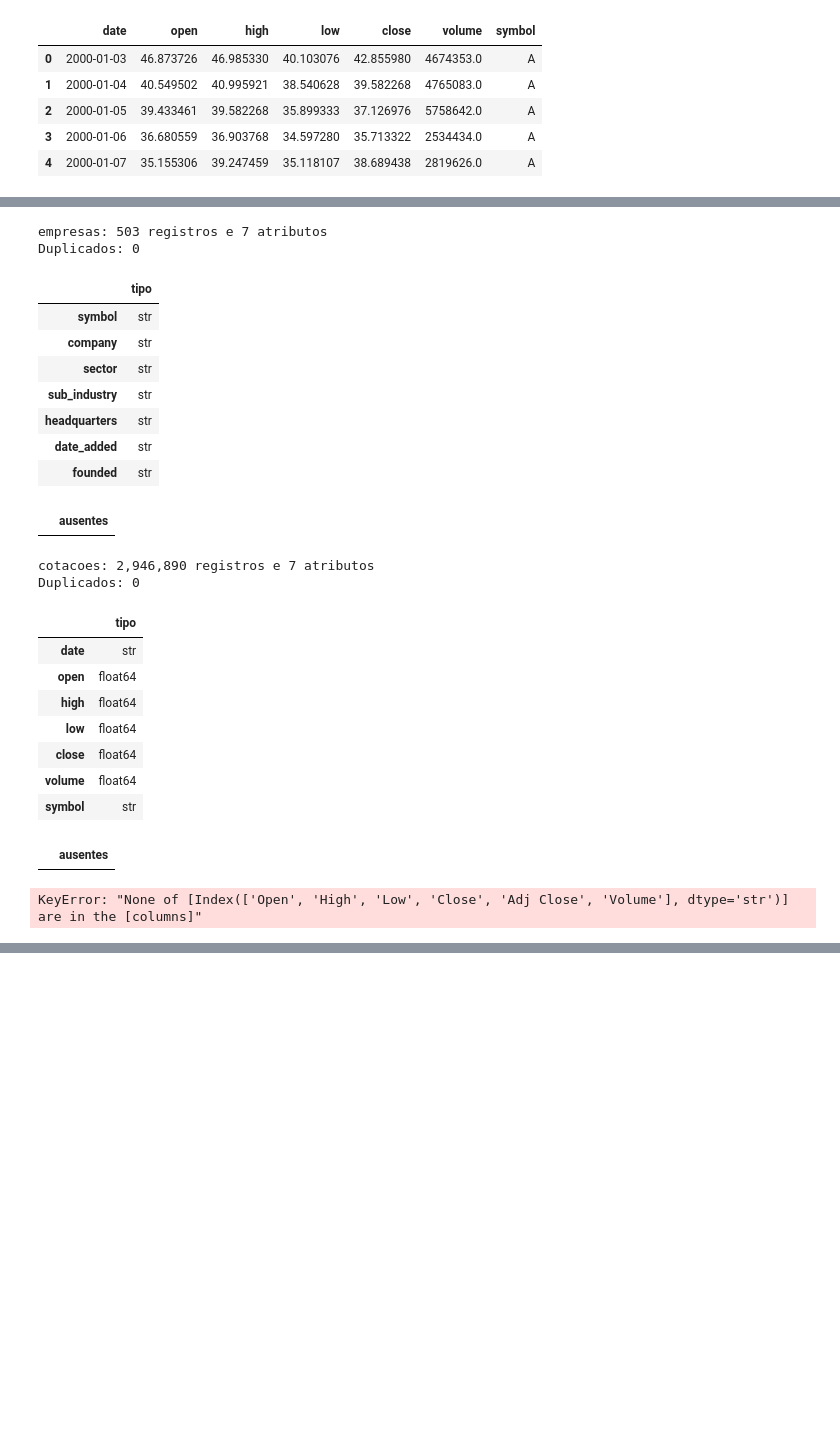
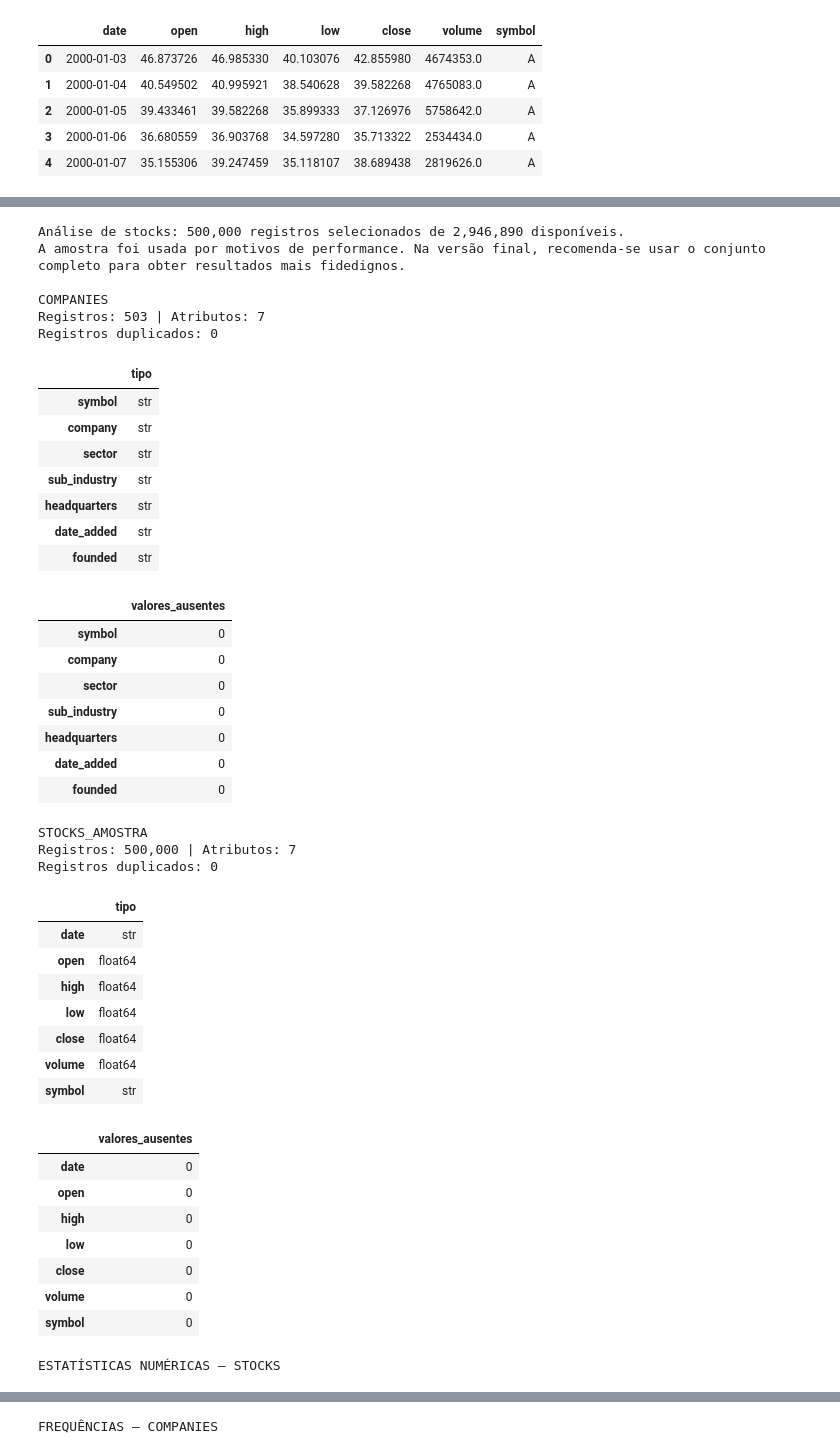
Before and after one commit to ohidalgojr/stocks-visualization, a Jupyter notebook: atividade01_orlando_hidalgo.ipynb, the cells around one changed output, grey strips where cells are left out. Saved outputs shown, nothing was run; the diff lists cells and outputs as text; code cells hidden in the pictures; blank space fills up the shorter version.

```diff
--- a/atividade01_orlando_hidalgo.ipynb
+++ b/atividade01_orlando_hidalgo.ipynb
@@ -114,9 +118,13 @@ Apresentem:
 - Estatísticas adequadas ao significado das variáveis: média, mediana, dispersão e extremos para medidas numéricas; frequências para categorias.
 - Pelo menos dois gráficos adequados aos dados, com títulos, eixos, unidades e uma interpretação breve.
 # %%
-# Diagnóstico básico das duas tabelas.
-print('A análise utiliza todos os registros disponíveis nos dois CSVs; não foi extraída uma amostra.')
-for nome, tabela in {'companies': empresas, 'stocks': cotacoes}.items():
+# Para facilitar a execução, a análise das cotações usa uma amostra aleatória de até 500.000 linhas.
+n_amostra = min(500_000, len(cotacoes))
+cotacoes_amostra = cotacoes.sample(n=n_amostra, random_state=42)
+print(f'Análise de stocks: {n_amostra:,} registros selecionados de {len(cotacoes):,} disponíveis.')
+print('A amostra foi usada por motivos de performance. Na versão final, recomenda-se usar o conjunto completo para obter resultados mais fidedignos.')
+
+for nome, tabela in {'companies': empresas, 'stocks_amostra': cotacoes_amostra}.items():
     print(f'\n{nome.upper()}')
     print(f'Registros: {tabela.shape[0]:,} | Atributos: {tabela.shape[1]}')
     print(f'Registros duplicados: {tabela.duplicated().sum():,}')
@@ -124,51 +132,74 @@ for nome, tabela in {'companies': empresas, 'stocks': cotacoes}.items():
     display(tabela.isna().sum().rename('valores_ausentes').to_frame())
 
 print('\nESTATÍSTICAS NUMÉRICAS — STOCKS')
-display(cotacoes[['open', 'high', 'low', 'close', 'volume']].describe().T)
+display(cotacoes_amostra[['open', 'high', 'low', 'close', 'volume']].describe().T)
 
 print('FREQUÊNCIAS — COMPANIES')
 display(empresas['sector'].value_counts(dropna=False).rename('quantidade').to_frame())
 display(empresas['sub_industry'].value_counts().head(10).rename('quantidade').to_frame())
 
 # Junção das tabelas exclusivamente pela chave symbol.
-base = cotacoes.merge(
+base = cotacoes_amostra.merge(
     empresas[['symbol', 'company', 'sector']],
     on='symbol', how='left', validate='many_to_one'
 )
 print(f'\nCotações sem correspondência em companies: {base["company"].isna().sum():,}')
 
 # Gráfico 1: frequência de empresas por setor.
 contagem_setor = empresas['sector'].value_counts().sort_values()
 plt.figure(figsize=(9, 5))
 contagem_setor.plot(kind='barh', color='#4C78A8')
 plt.title('Quantidade de empresas por setor')
 plt.xlabel('Número de empresas'); plt.ylabel('Setor')
 plt.tight_layout(); plt.show()
 print('Interpretação: o gráfico mostra como as empresas estão distribuídas entre os setores do cadastro.')
 
-# Gráfico 2: preço de fechamento do símbolo com mais observações.
-simbolo_exemplo = cotacoes['symbol'].value_counts().idxmax()
-serie = cotacoes[cotacoes['symbol'] == simbolo_exemplo].sort_values('date')
+# Gráfico 2: preço médio anual de fechamento da Apple e da NVIDIA.
+disponiveis = set(cotacoes_amostra['symbol'].dropna().unique())
+preferidos = [simbolo for simbolo in ['AAPL', 'NVDA'] if simbolo in disponiveis]
+if len(preferidos) < 2:
+    adicionais = (cotacoes_amostra.loc[~cotacoes_amostra['symbol'].isin(preferidos), 'symbol']
+                  .value_counts().head(2 - len(preferidos)).index.tolist())
+    preferidos.extend(adicionais)
+serie = cotacoes_amostra[cotacoes_amostra['symbol'].isin(preferidos)].copy()
+serie['ano'] = pd.to_datetime(serie['date']).dt.year
+serie_anual = (serie.groupby(['ano', 'symbol'], as_index=False)['close'].mean()
+              .rename(columns={'close': 'preco_medio'}))
 plt.figure(figsize=(11, 5))
-plt.plot(serie['date'], serie['close'], color='#F58518')
-plt.title(f'Evolução do preço de fechamento — {simbolo_exemplo}')
-plt.xlabel('Data'); plt.ylabel('Preço de fechamento (US$ por ação)')
+for simbolo in preferidos:
+    dados = serie_anual[serie_anual['symbol'] == simbolo]
+    plt.plot(dados['ano'], dados['preco_medio'], marker='o', label=simbolo)
+plt.title('Preço médio anual de fechamento das ações')
+plt.xlabel('Ano'); plt.ylabel('Preço médio de fechamento (US$ por ação)')
+plt.legend(title='Symbol')
 plt.tight_layout(); plt.show()
-print('Interpretação: a série permite observar tendências e oscilações do preço de fechamento ao longo do tempo.')
+print('Interpretação: o gráfico compara a evolução anual do preço médio de fechamento das empresas selecionadas no período presente na amostra. Nesse caso, selecionei APPLE e NVIDIA pois são empresas extremamente relevantes no mercado da computação.')
 # %% [output]
-empresas: 503 registros e 7 atributos
-Duplicados: 0
+Análise de stocks: 500,000 registros selecionados de 2,946,890 disponíveis.
+A amostra foi usada por motivos de performance. Na versão final, recomenda-se usar o conjunto completo para obter resultados mais fidedignos.
+
+COMPANIES
+Registros: 503 | Atributos: 7
+Registros duplicados: 0
 |  | tipo |
 | symbol | str |
 | company | str |
 | sector | str |
 | sub_industry | str |
 | headquarters | str |
 | date_added | str |
 | founded | str |
-|  | ausentes |
+|  | valores_ausentes |
+| symbol | 0 |
+| company | 0 |
+| sector | 0 |
+| sub_industry | 0 |
+| headquarters | 0 |
+| date_added | 0 |
+| founded | 0 |
-cotacoes: 2,946,890 registros e 7 atributos
-Duplicados: 0
+STOCKS_AMOSTRA
+Registros: 500,000 | Atributos: 7
+Registros duplicados: 0
 |  | tipo |
 | date | str |
 | open | float64 |
@@ -177,5 +208,12 @@ Duplicados: 0
 | close | float64 |
 | volume | float64 |
 | symbol | str |
-|  | ausentes |
+|  | valores_ausentes |
+| date | 0 |
+| open | 0 |
+| high | 0 |
+| low | 0 |
+| close | 0 |
+| volume | 0 |
+| symbol | 0 |
-KeyError: "None of [Index(['Open', 'High', 'Low', 'Close', 'Adj Close', 'Volume'], dtype='str')] are in the [columns]"
+ESTATÍSTICAS NUMÉRICAS — STOCKS
@@ -181,0 +226 @@ KeyError: "None of [Index(['Open', 'High', 'Low', 'Close', 'Adj Close', 'Volume'
+FREQUÊNCIAS — COMPANIES
```
Also changed, not shown: parts of 11 cells of this notebook.
